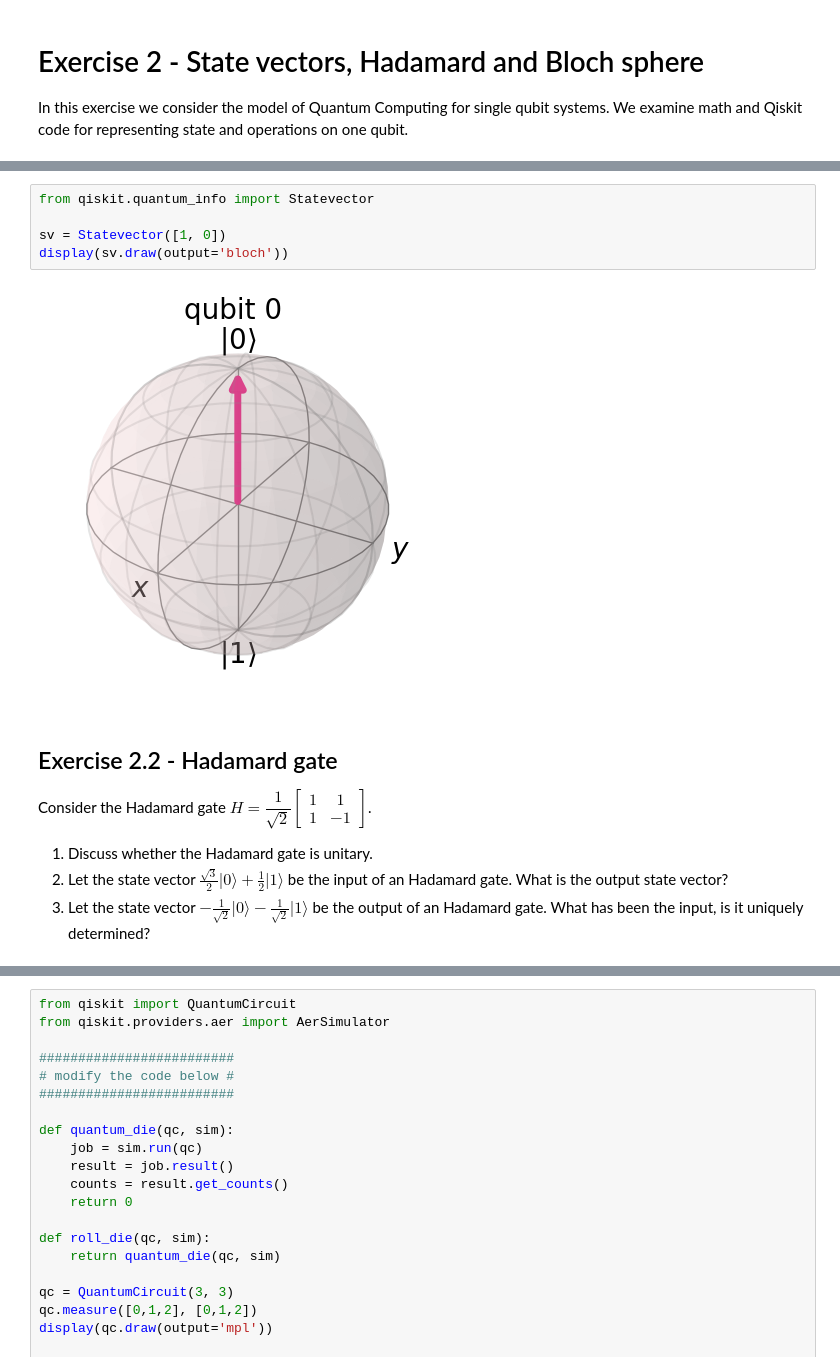
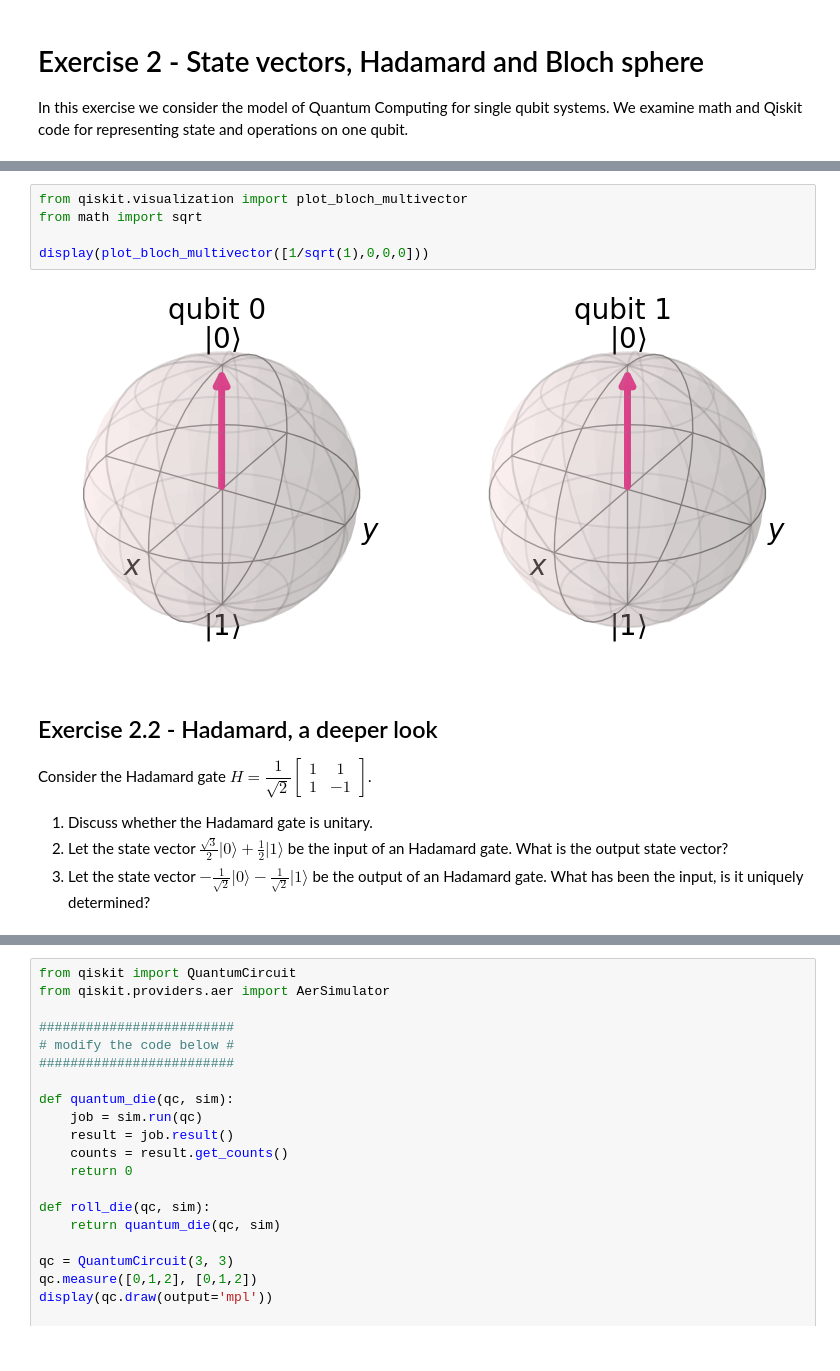
Before and after one commit to oremark24/qc-tud-2023, a Jupyter notebook: 02_State_vectors.ipynb, the cells around one changed output, grey strips where cells are left out. Saved outputs shown, nothing was run; the diff lists cells and outputs as text.

```diff
--- a/02_State_vectors.ipynb
+++ b/02_State_vectors.ipynb
@@ -17,12 +19,12 @@ Draw all state vectors on Bloch sphere (if appropriate).
-# %%
-from qiskit.quantum_info import Statevector
-
-sv = Statevector([1, 0])
-display(sv.draw(output='bloch'))
-# %% [output]
-[figure, removed]
+# %%
+from qiskit.visualization import plot_bloch_multivector
+from math import sqrt
+
+display(plot_bloch_multivector([1/sqrt(1),0,0,0]))
+# %% [output]
+[figure, added]
 # %% [markdown]
-## Exercise 2.2 - Hadamard gate
+## Exercise 2.2 - Hadamard, a deeper look
 
 Consider the Hadamard gate $H=\dfrac{1}{\sqrt{2}}\begin{bmatrix}1&1\\1&-1\end{bmatrix}$.
 1. Discuss whether the Hadamard gate is unitary.
```
Also changed, not shown: parts of 4 cells of this notebook, 1 other file.
